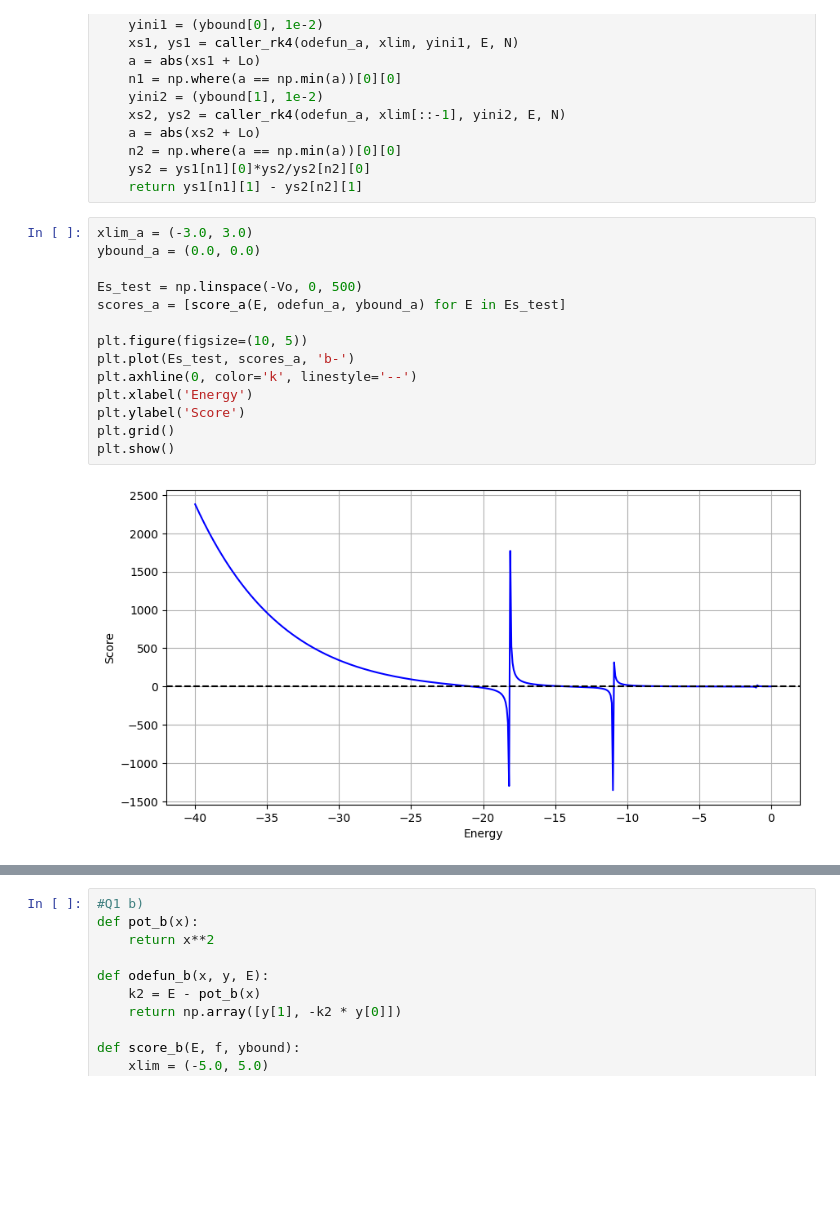
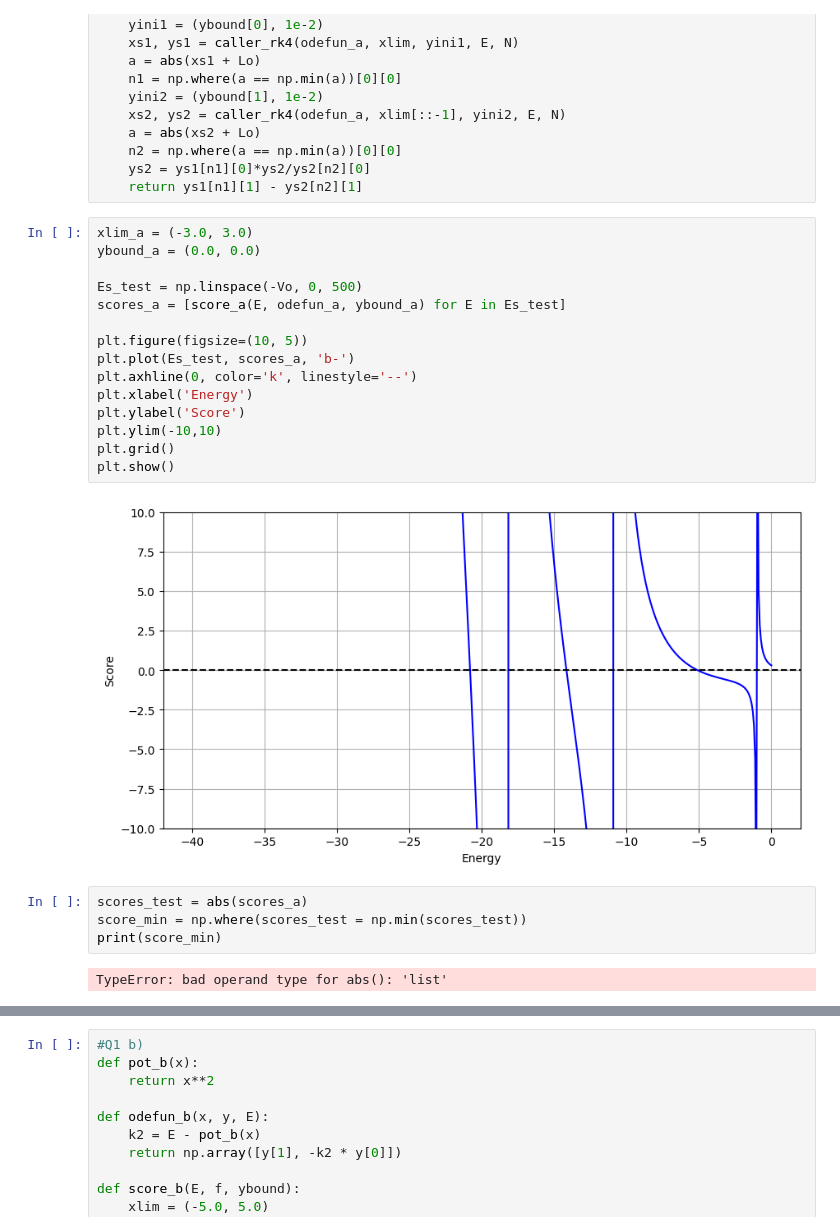
Before and after one commit to RuturajK05/PH3205, a Jupyter notebook: ds23ms056_worksheet_7.ipynb, the cells around one changed output, grey strips where cells are left out. Saved outputs shown, nothing was run; the diff lists cells and outputs as text; blank space fills up the shorter version.

```diff
--- a/ds23ms056_worksheet_7.ipynb
+++ b/ds23ms056_worksheet_7.ipynb
@@ -71,19 +74,26 @@ def score_a(E, f, ybound):
 # %%
 xlim_a = (-3.0, 3.0)
 ybound_a = (0.0, 0.0)
 
 Es_test = np.linspace(-Vo, 0, 500)
 scores_a = [score_a(E, odefun_a, ybound_a) for E in Es_test]
 
 plt.figure(figsize=(10, 5))
 plt.plot(Es_test, scores_a, 'b-')
 plt.axhline(0, color='k', linestyle='--')
 plt.xlabel('Energy')
 plt.ylabel('Score')
+plt.ylim(-10,10)
 plt.grid()
 plt.show()
 # %% [output]
-[figure, old version]
+[figure, new version]
+# %%
+scores_test = abs(scores_a)
+score_min = np.where(scores_test = np.min(scores_test))
+print(score_min)
+# %% [output]
+TypeError: bad operand type for abs(): 'list'
 # %%
 eigenvalues_a = []
 eigenfunctions_a = []
```
Also changed, not shown: parts of 2 cells of this notebook, 8 other files.
